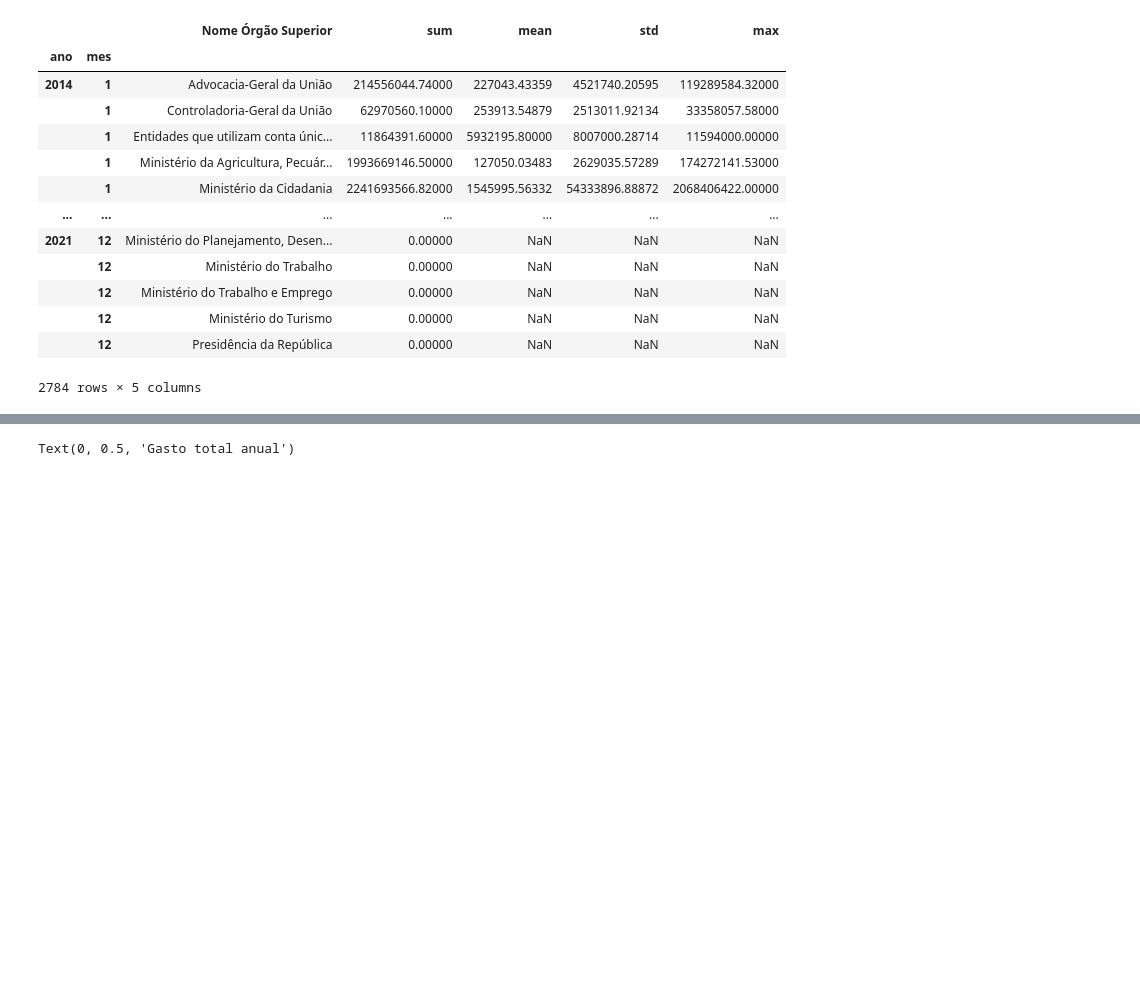
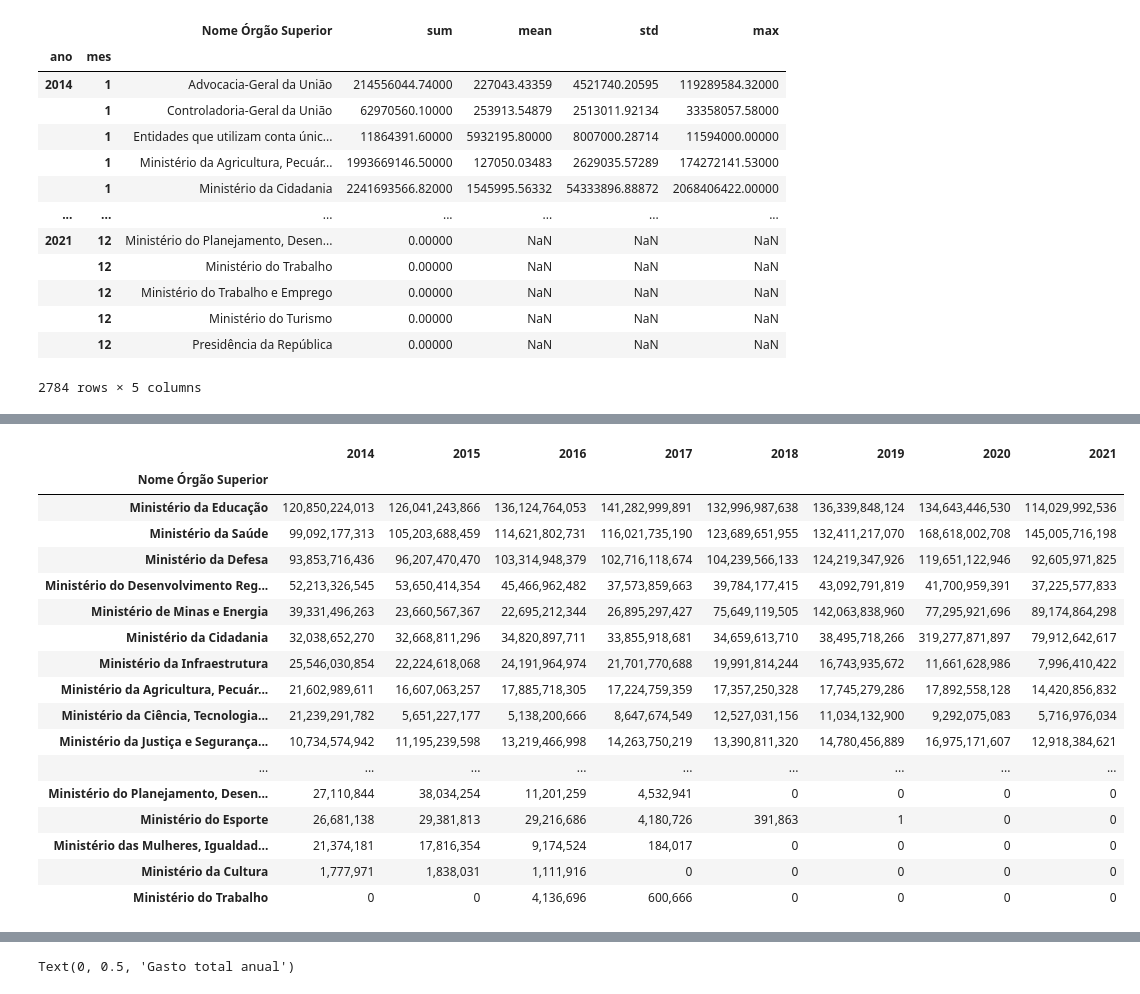
Before and after one commit to ednaelxd/residencia2, a Jupyter notebook: analises_iniciais09.12.ipynb, the cells around one changed output, grey strips where cells are left out. Cells and saved outputs as stored; diff of their text form; code cells hidden in the pictures; blank space fills up the shorter version.

```diff
--- a/analises_iniciais09.12.ipynb
+++ b/analises_iniciais09.12.ipynb
@@ -76,0 +108,39 @@ resumo2
+# %%
+resumo3=df.groupby(['ano','Nome Órgão Superior']).agg({'Valor Recebido':['sum']})
+resumo3=resumo3['Valor Recebido']
+resumo3.reset_index(level=(0,1),inplace=True)
+# %%
+extrato3=resumo3.groupby(['ano','Nome Órgão Superior']).agg({'sum':'sum'})
+# %%
+ext14=extrato3.loc[2014].sort_values(by='sum',ascending=False)
+ext15=extrato3.loc[2015].sort_values(by='sum',ascending=False)
+ext16=extrato3.loc[2016].sort_values(by='sum',ascending=False)
+ext17=extrato3.loc[2017].sort_values(by='sum',ascending=False)
+ext18=extrato3.loc[2018].sort_values(by='sum',ascending=False)
+ext19=extrato3.loc[2019].sort_values(by='sum',ascending=False)
+ext20=extrato3.loc[2020].sort_values(by='sum',ascending=False)
+ext21=extrato3.loc[2021].sort_values(by='sum',ascending=False)
+
+ext=pd.concat([ext14,ext15,ext16,ext17,ext18,ext19,ext20,ext21],axis=1)
+ext.columns=anos
+# %%
+ext.sort_values(by='2014',ascending=False).style.format("{:,.0f}")
+# %% [output]
+|  | 2014 | 2015 | 2016 | 2017 | 2018 | 2019 | 2020 | 2021 |
+| Nome Órgão Superior |  |  |  |  |  |  |  |  |
+| Ministério da Educação | 120,850,224,013 | 126,041,243,866 | 136,124,764,053 | 141,282,999,891 | 132,996,987,638 | 136,339,848,124 | 134,643,446,530 | 114,029,992,536 |
+| Ministério da Saúde | 99,092,177,313 | 105,203,688,459 | 114,621,802,731 | 116,021,735,190 | 123,689,651,955 | 132,411,217,070 | 168,618,002,708 | 145,005,716,198 |
+| Ministério da Defesa | 93,853,716,436 | 96,207,470,470 | 103,314,948,379 | 102,716,118,674 | 104,239,566,133 | 124,219,347,926 | 119,651,122,946 | 92,605,971,825 |
+| Ministério do Desenvolvimento Reg... | 52,213,326,545 | 53,650,414,354 | 45,466,962,482 | 37,573,859,663 | 39,784,177,415 | 43,092,791,819 | 41,700,959,391 | 37,225,577,833 |
+| Ministério de Minas e Energia | 39,331,496,263 | 23,660,567,367 | 22,695,212,344 | 26,895,297,427 | 75,649,119,505 | 142,063,838,960 | 77,295,921,696 | 89,174,864,298 |
+| Ministério da Cidadania | 32,038,652,270 | 32,668,811,296 | 34,820,897,711 | 33,855,918,681 | 34,659,613,710 | 38,495,718,266 | 319,277,871,897 | 79,912,642,617 |
+| Ministério da Infraestrutura | 25,546,030,854 | 22,224,618,068 | 24,191,964,974 | 21,701,770,688 | 19,991,814,244 | 16,743,935,672 | 11,661,628,986 | 7,996,410,422 |
+| Ministério da Agricultura, Pecuár... | 21,602,989,611 | 16,607,063,257 | 17,885,718,305 | 17,224,759,359 | 17,357,250,328 | 17,745,279,286 | 17,892,558,128 | 14,420,856,832 |
+| Ministério da Ciência, Tecnologia... | 21,239,291,782 | 5,651,227,177 | 5,138,200,666 | 8,647,674,549 | 12,527,031,156 | 11,034,132,900 | 9,292,075,083 | 5,716,976,034 |
+| Ministério da Justiça e Segurança... | 10,734,574,942 | 11,195,239,598 | 13,219,466,998 | 14,263,750,219 | 13,390,811,320 | 14,780,456,889 | 16,975,171,607 | 12,918,384,621 |
+| ... | ... | ... | ... | ... | ... | ... | ... | ... |
+| Ministério do Planejamento, Desen... | 27,110,844 | 38,034,254 | 11,201,259 | 4,532,941 | 0 | 0 | 0 | 0 |
+| Ministério do Esporte | 26,681,138 | 29,381,813 | 29,216,686 | 4,180,726 | 391,863 | 1 | 0 | 0 |
+| Ministério das Mulheres, Igualdad... | 21,374,181 | 17,816,354 | 9,174,524 | 184,017 | 0 | 0 | 0 | 0 |
+| Ministério da Cultura | 1,777,971 | 1,838,031 | 1,111,916 | 0 | 0 | 0 | 0 | 0 |
+| Ministério do Trabalho | 0 | 0 | 4,136,696 | 600,666 | 0 | 0 | 0 | 0 |
```
Also changed, not shown: parts of 16 cells of this notebook.
